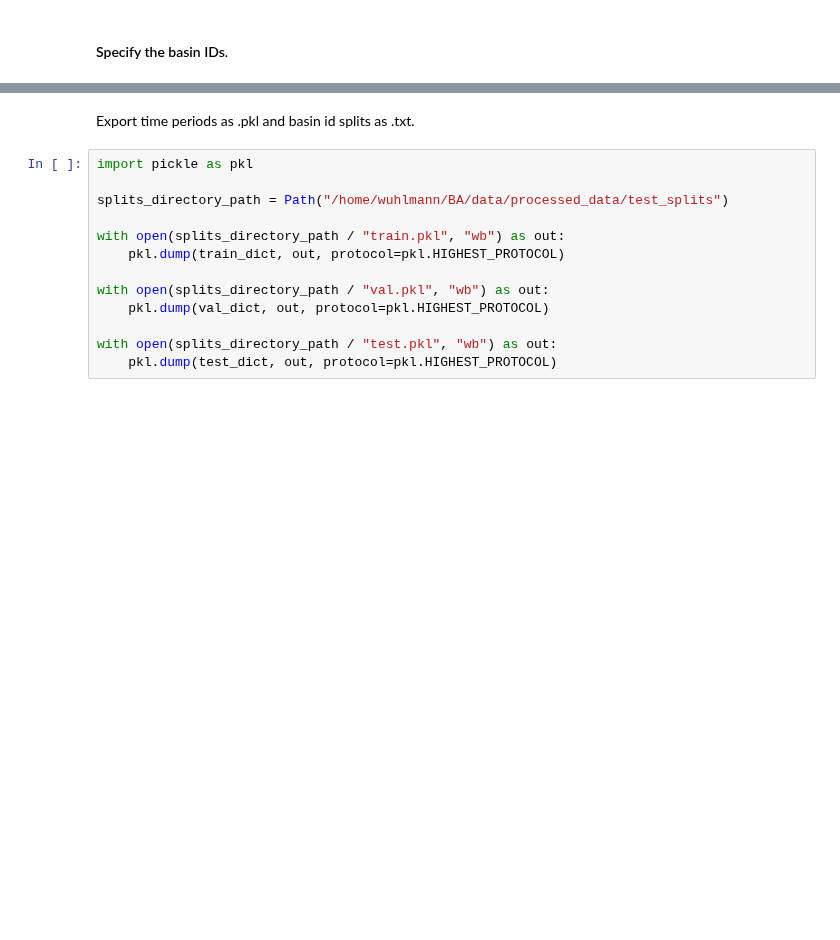
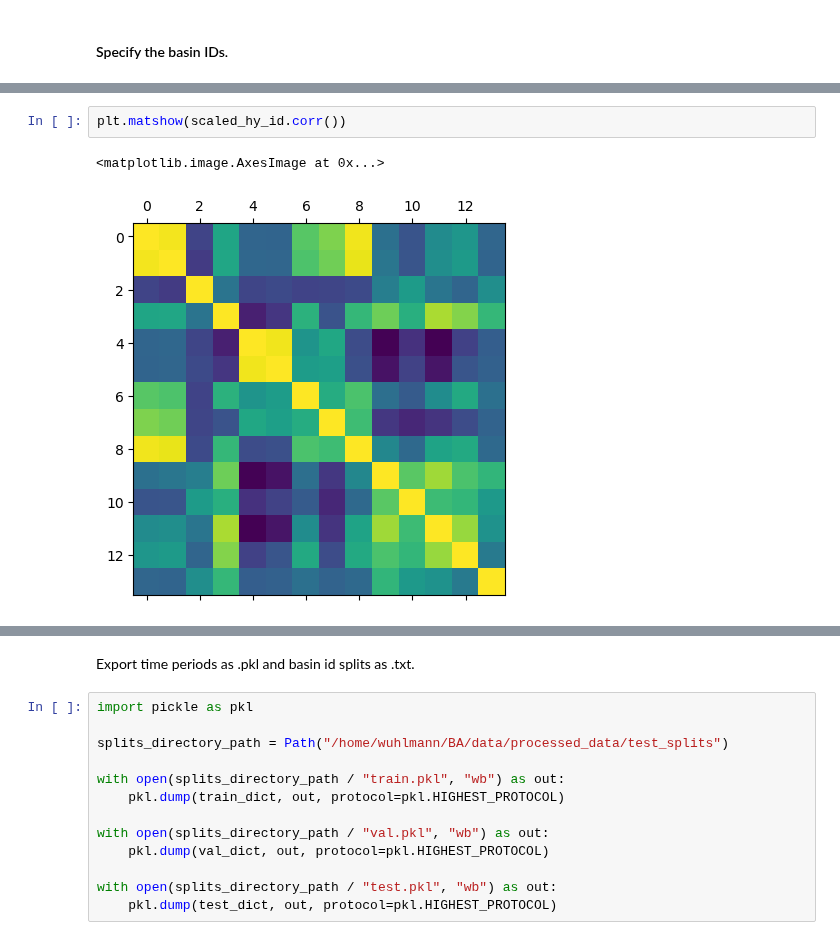
Before and after one commit to tripleUU-U/lamah-ce_lstm, a Jupyter notebook: eda/make_splits.ipynb, the cells around one changed output, grey strips where cells are left out. Saved outputs shown, nothing was run; the diff lists cells and outputs as text; blank space fills up the shorter version.

```diff
--- a/eda/make_splits.ipynb
+++ b/eda/make_splits.ipynb
@@ -185,0 +187,5 @@ plt.show()
+# %%
+plt.matshow(scaled_hy_id.corr())
+# %% [output]
+<matplotlib.image.AxesImage at 0x...>
+[figure, added]
```
Also changed, not shown: parts of 13 cells of this notebook.
